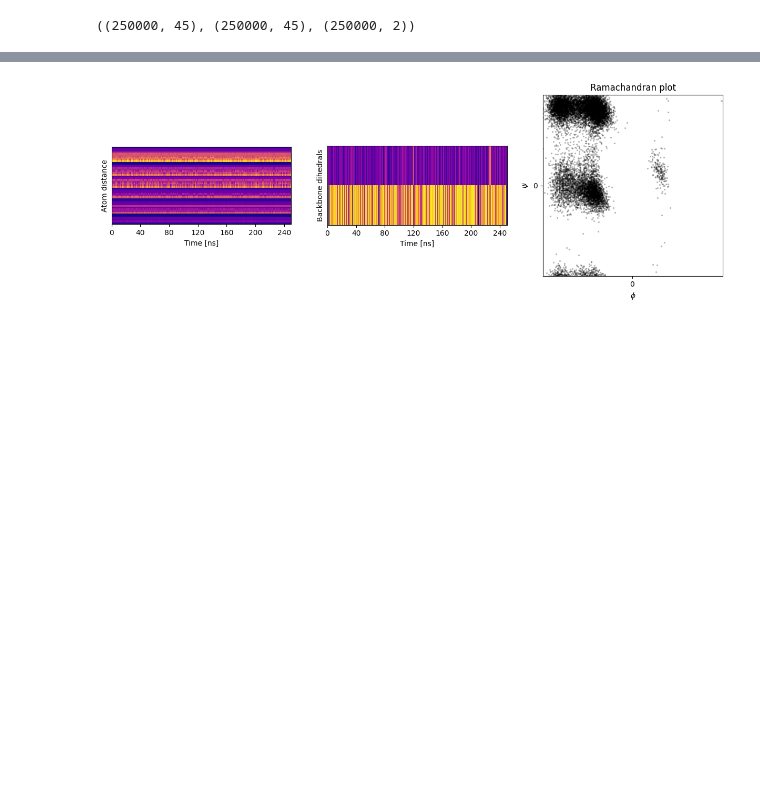
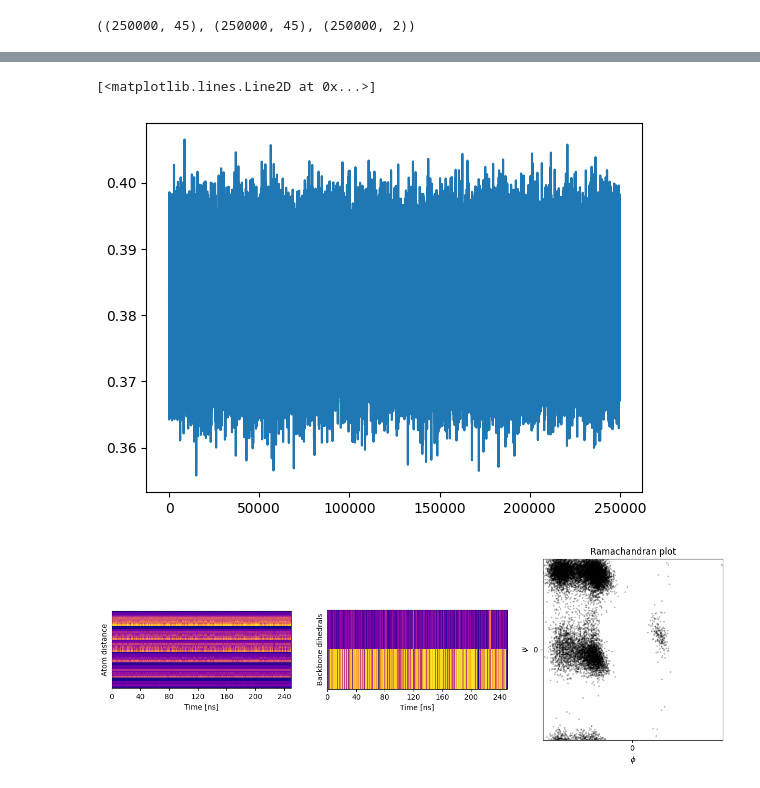
Before and after one commit to ejbrun/koopman_learning_tropical_cyclone, a Jupyter notebook: examples/contexts.ipynb, the cells around one changed output, grey strips where cells are left out. Saved outputs shown, nothing was run; the diff lists cells and outputs as text; code cells hidden in the pictures; blank space fills up the shorter version.

```diff
--- a/examples/contexts.ipynb
+++ b/examples/contexts.ipynb
@@ -32,3 +55,8 @@ train_distances.shape, test_distances.shape, test_dihedrals.shape
+# %%
+plt.plot(range(len(train_distances)), train_distances[:, 3])
+# %% [output]
+[<matplotlib.lines.Line2D at 0x...>]
+[figure, added]
 # %%
 subsample = 20
 
```
Also changed, not shown: parts of 1 cell of this notebook, 4 other files.
